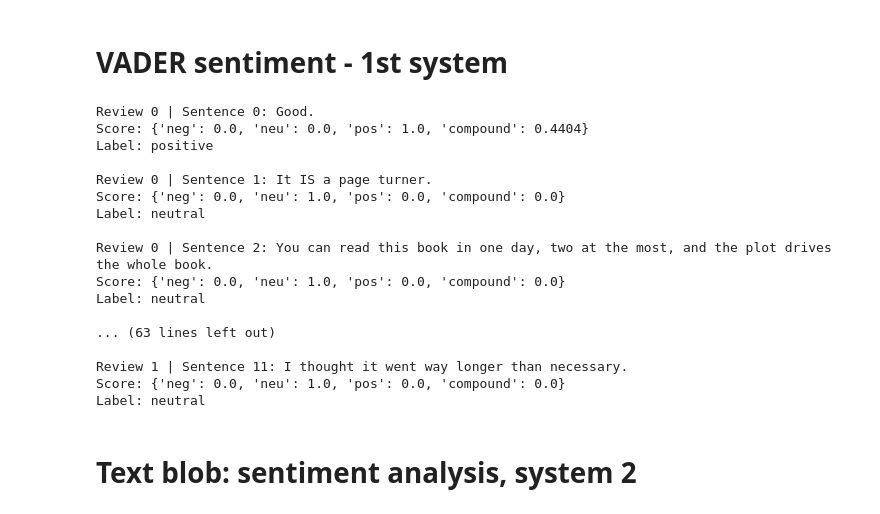
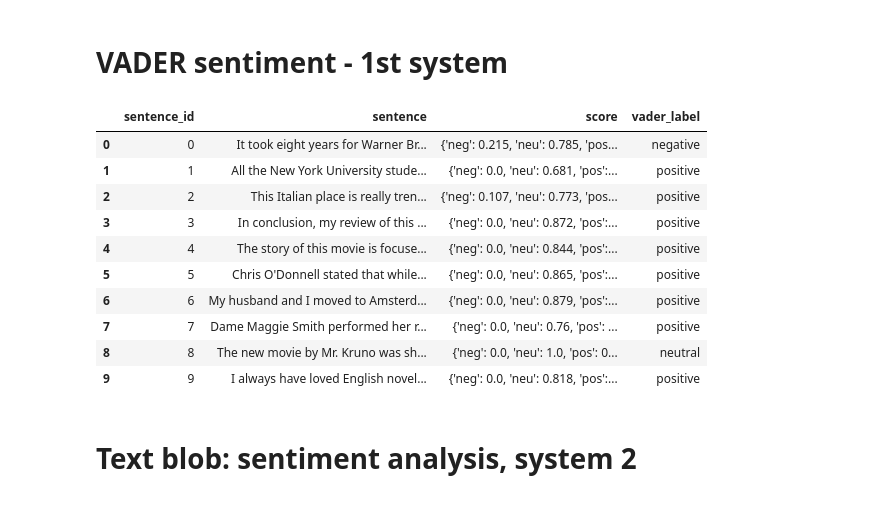
Before and after one commit to toni-23-b/TextMining2026, a Jupyter notebook: sentiment.ipynb, the cells around one changed output. Cells and saved outputs as stored; diff of their text form; code cells hidden in the pictures.

```diff
--- a/sentiment.ipynb
+++ b/sentiment.ipynb
@@ -56,55 +56,44 @@ Review 1 | Sentence 11: I thought it went way longer than necessary.
 # VADER sentiment - 1st system
 # %%
 import nltk
-from nltk.sentiment import vader
 from nltk.sentiment.vader import SentimentIntensityAnalyzer
+
 vader_model = SentimentIntensityAnalyzer()
-sentiment_scores = []
+test_sentiment_scores = []
 
 def vader_sentiment(sentence):
     score = vader_model.polarity_scores(sentence)["compound"]
 
     if score >= 0.05:
         return "positive"
     elif score <= -0.05:
         return "negative"
     else:
         return "neutral"
 
-for r_id, s_id, sent in sentences_df[["review_id", "sentence_id", "sentence"]].itertuples(index=False):
-    sentiment_scores.append({
+for sent_id, sent in test[["sentence id", "text"]].itertuples(index=False):
+    test_sentiment_scores.append({
+        "sentence_id": sent_id,
+        "sentence": sent,
+        "score": vader_model.polarity_scores(sent),
+        "vader_label": vader_sentiment(sent)
+    })
 
-                    "review_id": r_id,
-                    "sentence_id": s_id,
-                    "sentence": sent,
-                    "score": vader_model.polarity_scores(sent),
-                    "vader_label": vader_sentiment(sent)
-                })
+vader_df = pd.DataFrame(test_sentiment_scores)
 
-vader_df = pd.DataFrame(sentiment_scores)
-
-for _, row in vader_df.head(20).iterrows():
-    print(f"Review {row['review_id']} | Sentence {row['sentence_id']}: {row['sentence']}")
-    print(f"Score: {row['score']}")
-    print(f"Label: {row['vader_label']}\n")
+vader_df.head(20)
 # %% [output]
-Review 0 | Sentence 0: Good.
-Score: {'neg': 0.0, 'neu': 0.0, 'pos': 1.0, 'compound': 0.4404}
-Label: positive
-
-Review 0 | Sentence 1: It IS a page turner.
-Score: {'neg': 0.0, 'neu': 1.0, 'pos': 0.0, 'compound': 0.0}
-Label: neutral
-
-Review 0 | Sentence 2: You can read this book in one day, two at the most, and the plot drives the whole book.
-Score: {'neg': 0.0, 'neu': 1.0, 'pos': 0.0, 'compound': 0.0}
-Label: neutral
-
-... (63 lines left out)
-
-Review 1 | Sentence 11: I thought it went way longer than necessary.
-Score: {'neg': 0.0, 'neu': 1.0, 'pos': 0.0, 'compound': 0.0}
-Label: neutral
+|  | sentence_id | sentence | score | vader_label |
+| 0 | 0 | It took eight years for Warner Br... | {'neg': 0.215, 'neu': 0.785, 'pos... | negative |
+| 1 | 1 | All the New York University stude... | {'neg': 0.0, 'neu': 0.681, 'pos':... | positive |
+| 2 | 2 | This Italian place is really tren... | {'neg': 0.107, 'neu': 0.773, 'pos... | positive |
+| 3 | 3 | In conclusion, my review of this ... | {'neg': 0.0, 'neu': 0.872, 'pos':... | positive |
+| 4 | 4 | The story of this movie is focuse... | {'neg': 0.0, 'neu': 0.844, 'pos':... | positive |
+| 5 | 5 | Chris O'Donnell stated that while... | {'neg': 0.0, 'neu': 0.865, 'pos':... | positive |
+| 6 | 6 | My husband and I moved to Amsterd... | {'neg': 0.0, 'neu': 0.879, 'pos':... | positive |
+| 7 | 7 | Dame Maggie Smith performed her r... | {'neg': 0.0, 'neu': 0.76, 'pos': ... | positive |
+| 8 | 8 | The new movie by Mr. Kruno was sh... | {'neg': 0.0, 'neu': 1.0, 'pos': 0... | neutral |
+| 9 | 9 | I always have loved English novel... | {'neg': 0.0, 'neu': 0.818, 'pos':... | positive |
 # %% [markdown]
 # Text blob: sentiment analysis, system 2
 # %%
```
Also changed, not shown: parts of 5 cells of this notebook.
